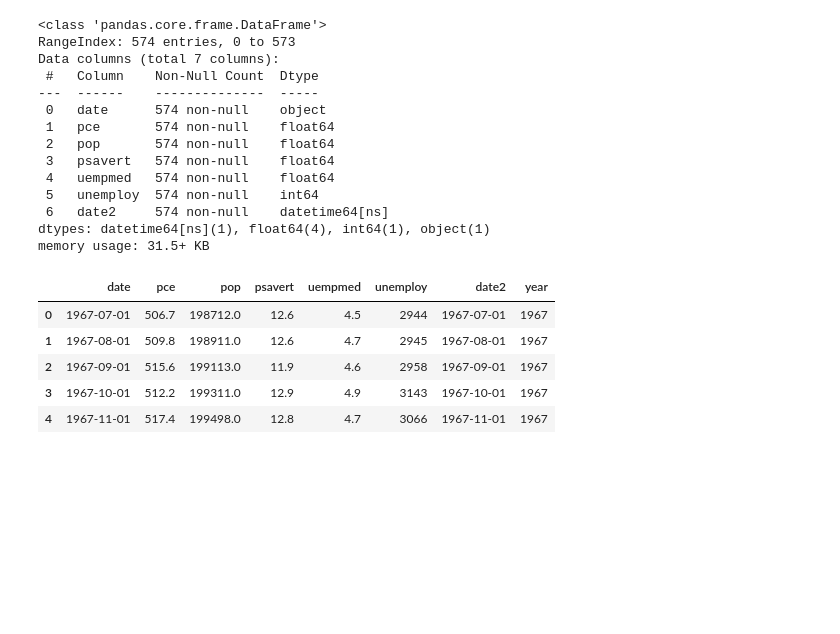
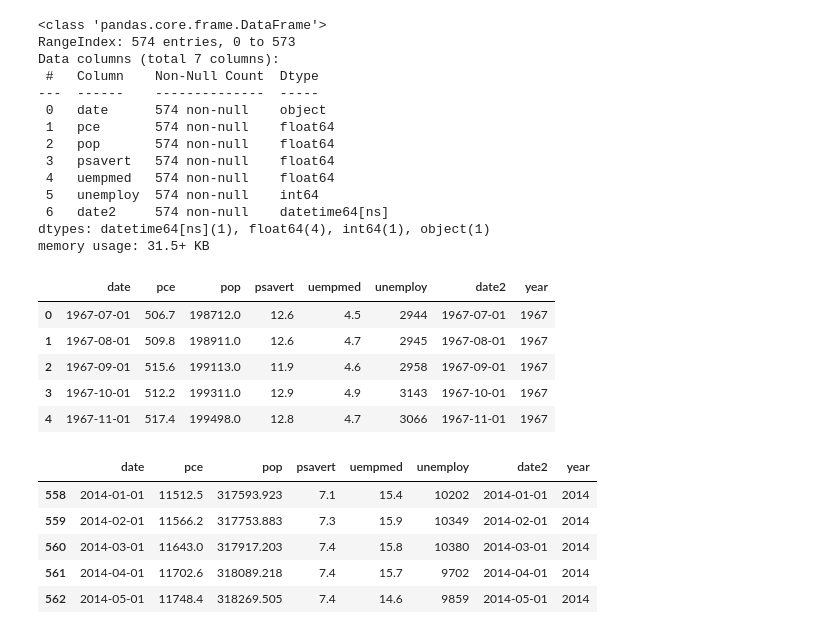
Before and after one commit to Likelion-at-SMWU-13th/KimEunJi, a Jupyter notebook: part2-1_hw/part_1_hw.ipynb, the cells around one changed output. Drawn from its saved outputs; the diff is of its cells as text; code cells hidden in the pictures; blank space fills up the shorter version.

```diff
--- a/part2-1_hw/part_1_hw.ipynb
+++ b/part2-1_hw/part_1_hw.ipynb
@@ -180,3 +180,12 @@ economics4.head()
 | 4 | 1967-11-01 | 517.4 | 199498.0 | 12.8 | 4.7 | 3066 | 1967-11-01 | 1967 |
 # %%
 economics4_2014 = economics4.query("year == 2014")
+# %%
+economics4_2014.head()
+# %% [output]
+|  | date | pce | pop | psavert | uempmed | unemploy | date2 | year |
+| 558 | 2014-01-01 | 11512.5 | 317593.923 | 7.1 | 15.4 | 10202 | 2014-01-01 | 2014 |
+| 559 | 2014-02-01 | 11566.2 | 317753.883 | 7.3 | 15.9 | 10349 | 2014-02-01 | 2014 |
+| 560 | 2014-03-01 | 11643.0 | 317917.203 | 7.4 | 15.8 | 10380 | 2014-03-01 | 2014 |
+| 561 | 2014-04-01 | 11702.6 | 318089.218 | 7.4 | 15.7 | 9702 | 2014-04-01 | 2014 |
+| 562 | 2014-05-01 | 11748.4 | 318269.505 | 7.4 | 14.6 | 9859 | 2014-05-01 | 2014 |
```
Also changed, not shown: parts of 3 cells of this notebook.
